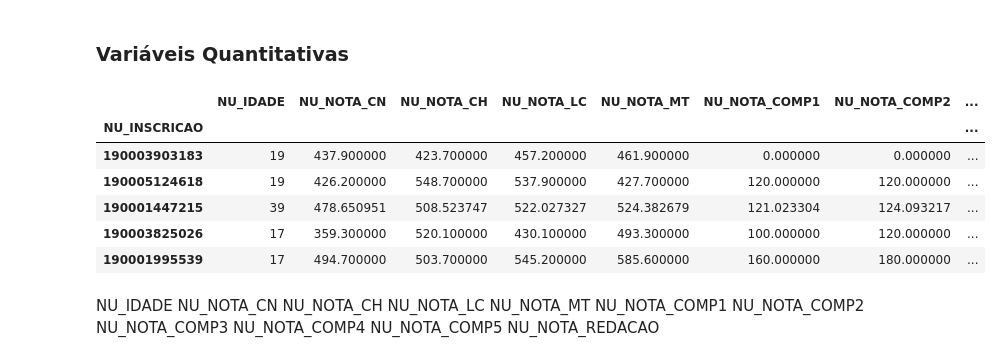
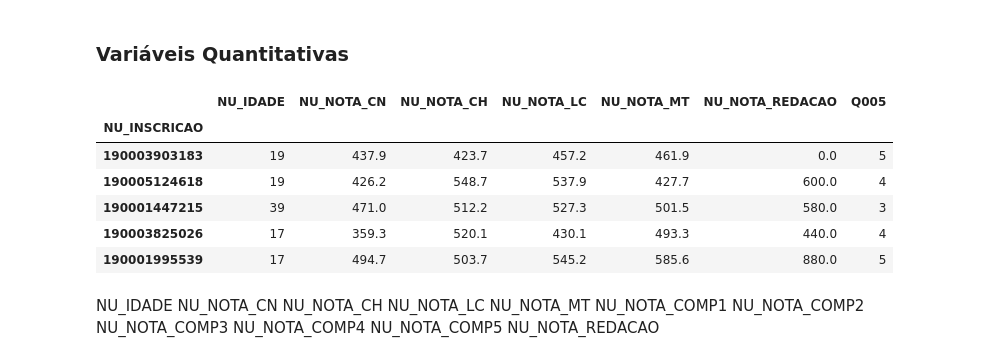
Before and after one commit to gizelecardoso/tcc_mba, a Jupyter notebook: analytics.ipynb, the cells around one changed output. Saved outputs shown, nothing was run; the diff lists cells and outputs as text; code cells hidden in the pictures.

```diff
--- a/analytics.ipynb
+++ b/analytics.ipynb
@@ -64,2 +108,4 @@ writer.close()
+# %%
+enem.drop('TP_ENSINO', axis=1, inplace = True)
 # %%
 enem_without_nan = enem.copy()
@@ -66,5 +114,5 @@ enem_without_nan = enem.copy()
 # %%
-enem_without_nan.fillna(enem_without_nan.mean(), inplace=True)
+enem_without_nan.fillna(enem_without_nan.median(), inplace=True)
 # %%
 verfify_nan_values(enem_without_nan)
 # %% [output]
@@ -324,28 +494,25 @@ Renda Mensal
 # %% [markdown]
 ### Variáveis Quantitativas
 # %%
-enem_quant = enem_without_nan[['NU_IDADE',
+enem_quant = enem_without_nan[[
+'NU_IDADE',
 'NU_NOTA_CN',
 'NU_NOTA_CH',
 'NU_NOTA_LC',
 'NU_NOTA_MT',
-'NU_NOTA_COMP1',
-'NU_NOTA_COMP2',
-'NU_NOTA_COMP3',
-'NU_NOTA_COMP4',
-'NU_NOTA_COMP5',
 'NU_NOTA_REDACAO',
-'Q005']]
+'Q005'
+]]
 
 enem_quant.head()
 # %% [output]
-|  | NU_IDADE | NU_NOTA_CN | NU_NOTA_CH | NU_NOTA_LC | NU_NOTA_MT | NU_NOTA_COMP1 | NU_NOTA_COMP2 | ... |
-| NU_INSCRICAO |  |  |  |  |  |  |  | ... |
-| 190003903183 | 19 | 437.900000 | 423.700000 | 457.200000 | 461.900000 | 0.000000 | 0.000000 | ... |
-| 190005124618 | 19 | 426.200000 | 548.700000 | 537.900000 | 427.700000 | 120.000000 | 120.000000 | ... |
-| 190001447215 | 39 | 478.650951 | 508.523747 | 522.027327 | 524.382679 | 121.023304 | 124.093217 | ... |
-| 190003825026 | 17 | 359.300000 | 520.100000 | 430.100000 | 493.300000 | 100.000000 | 120.000000 | ... |
-| 190001995539 | 17 | 494.700000 | 503.700000 | 545.200000 | 585.600000 | 160.000000 | 180.000000 | ... |
+|  | NU_IDADE | NU_NOTA_CN | NU_NOTA_CH | NU_NOTA_LC | NU_NOTA_MT | NU_NOTA_REDACAO | Q005 |
+| NU_INSCRICAO |  |  |  |  |  |  |  |
+| 190003903183 | 19 | 437.9 | 423.7 | 457.2 | 461.9 | 0.0 | 5 |
+| 190005124618 | 19 | 426.2 | 548.7 | 537.9 | 427.7 | 600.0 | 4 |
+| 190001447215 | 39 | 471.0 | 512.2 | 527.3 | 501.5 | 580.0 | 3 |
+| 190003825026 | 17 | 359.3 | 520.1 | 430.1 | 493.3 | 440.0 | 4 |
+| 190001995539 | 17 | 494.7 | 503.7 | 545.2 | 585.6 | 880.0 | 5 |
 # %% [markdown]
 NU_IDADE
 NU_NOTA_CN
```
Also changed, not shown: parts of 80 cells of this notebook, 19 other files.
